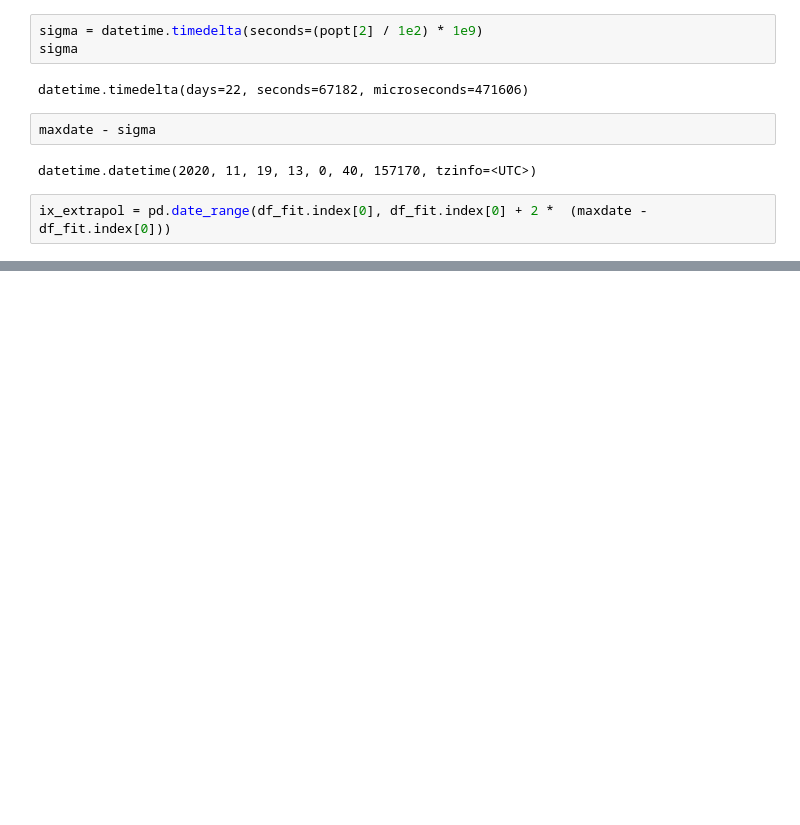
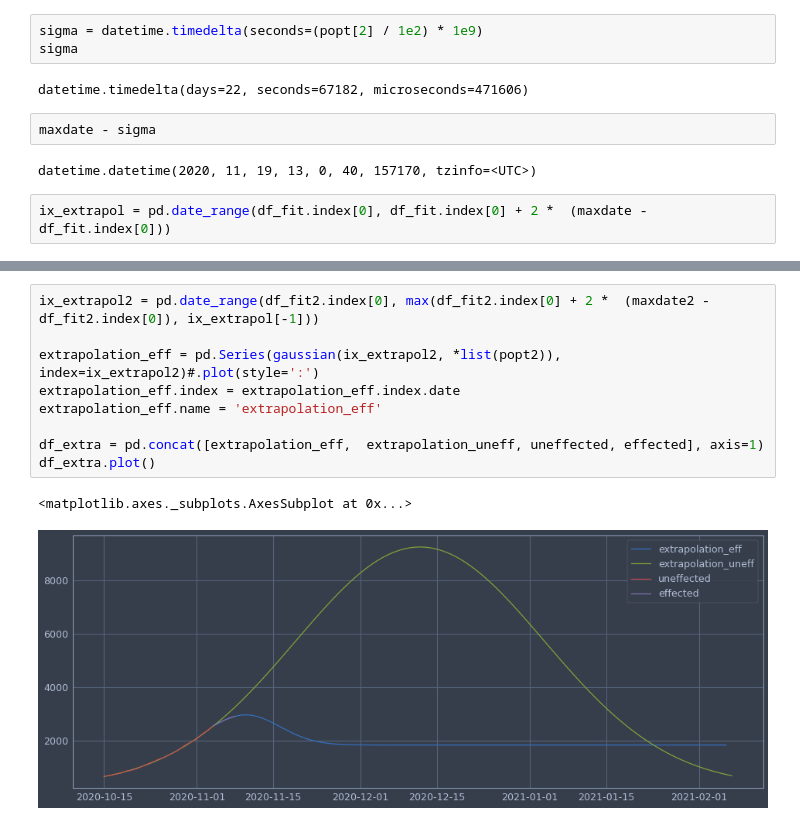
Before and after one commit to pcjedi/notebooks, a Jupyter notebook: covid19bedsgermany.ipynb, the cells around one changed output, grey strips where cells are left out. Saved outputs shown, nothing was run; the diff lists cells and outputs as text; blank space fills up the shorter version.

```diff
--- a/covid19bedsgermany.ipynb
+++ b/covid19bedsgermany.ipynb
@@ -122,0 +135,12 @@ dtype: int64
+# %%
+ix_extrapol2 = pd.date_range(df_fit2.index[0], max(df_fit2.index[0] + 2 *  (maxdate2 - df_fit2.index[0]), ix_extrapol[-1]))
+
+extrapolation_eff = pd.Series(gaussian(ix_extrapol2, *list(popt2)), index=ix_extrapol2)#.plot(style=':')
+extrapolation_eff.index = extrapolation_eff.index.date
+extrapolation_eff.name = 'extrapolation_eff'
+
+df_extra = pd.concat([extrapolation_eff,  extrapolation_uneff, uneffected, effected], axis=1)
+df_extra.plot()
+# %% [output]
+<matplotlib.axes._subplots.AxesSubplot at 0x...>
+[figure, added]
```
Also changed, not shown: parts of 8 cells of this notebook, 1 other file.
